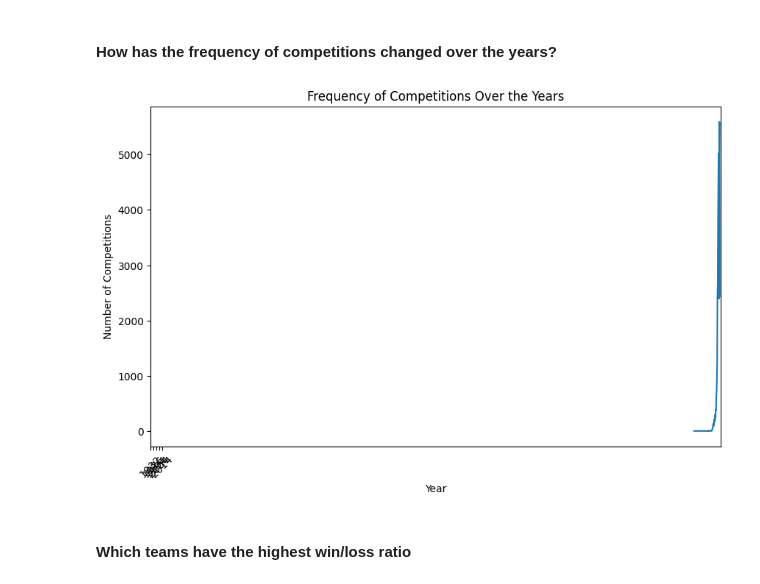
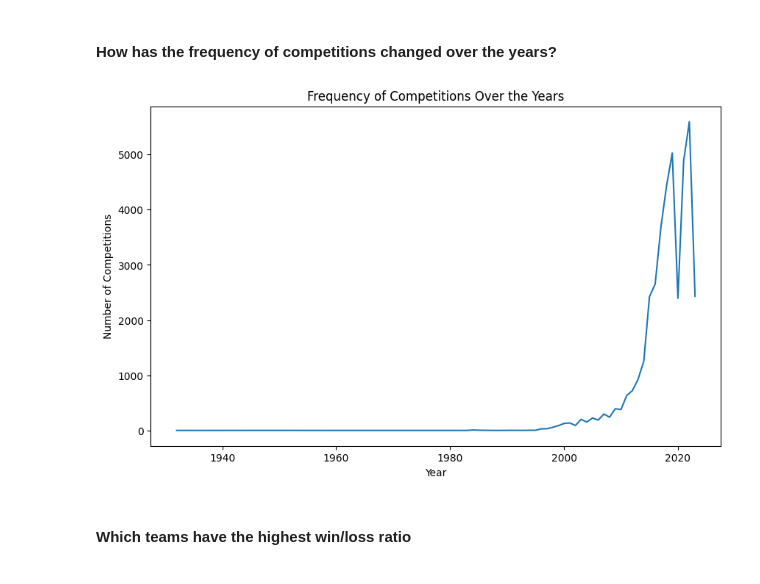
Before and after one commit to Martin-Melody/Data-Analytics-2023, a Jupyter notebook: project.ipynb, the cells around one changed output. Cells and saved outputs as stored; diff of their text form; code cells hidden in the pictures.

```diff
--- a/project.ipynb
+++ b/project.ipynb
@@ -356,20 +347,16 @@ We now perform a statistical analysis on the points scored in matches. This incl
 # %%
 # Grouping by 'Year' and counting the number of competitions
 competitions_per_year = data_frame.groupby('Year').size()
 
 
 plt.figure(figsize=(10, 6))
 competitions_per_year.plot(kind='line')
 plt.title('Frequency of Competitions Over the Years')
 plt.xlabel('Year')
 plt.ylabel('Number of Competitions')
 
-# Set x-ticks to only display every 5 years
-plt.xticks(ticks=range(0, len(competitions_per_year), 10),
-           labels=competitions_per_year.index[::10],
-           rotation=45)
 plt.show()
 # %% [output]
-[figure, old version]
+[figure, new version]
 # %% [markdown]
 #### Which teams have the highest win/loss ratio
```
Also changed, not shown: parts of 53 cells of this notebook.
